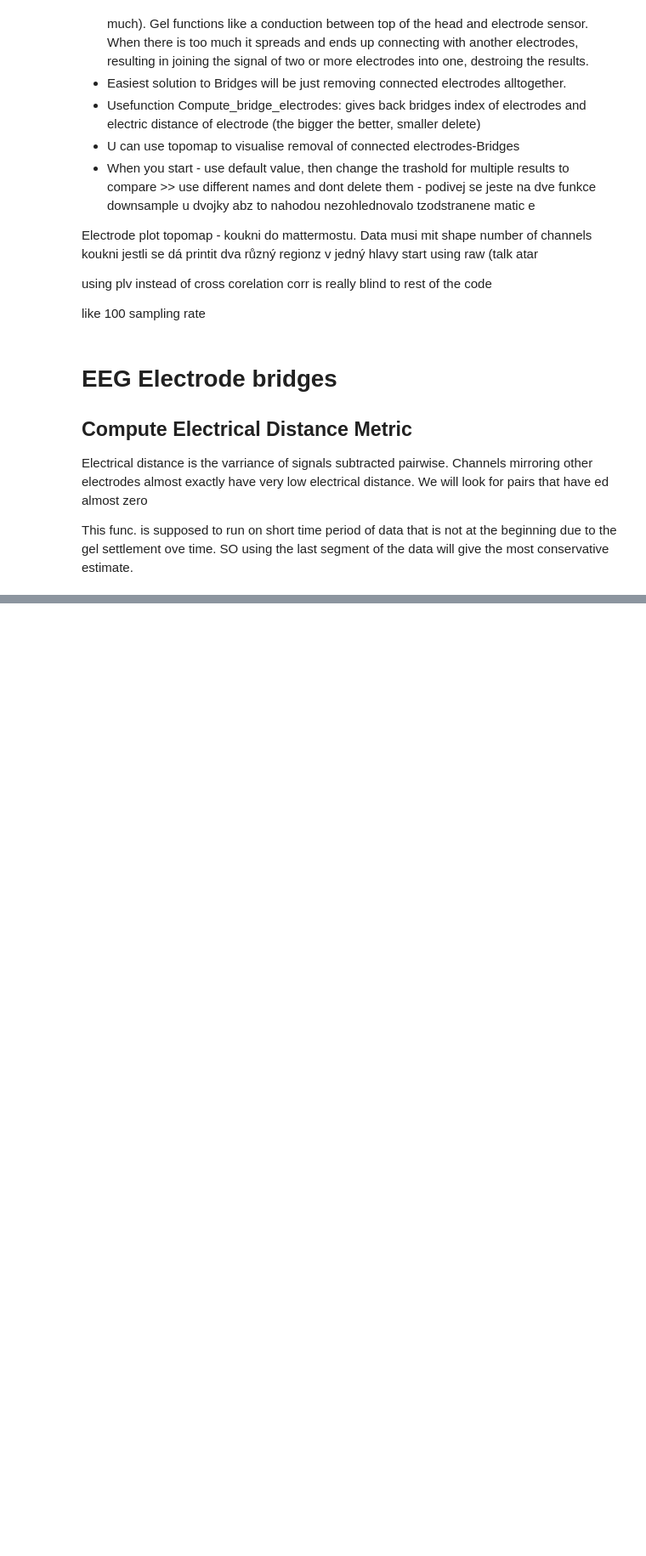
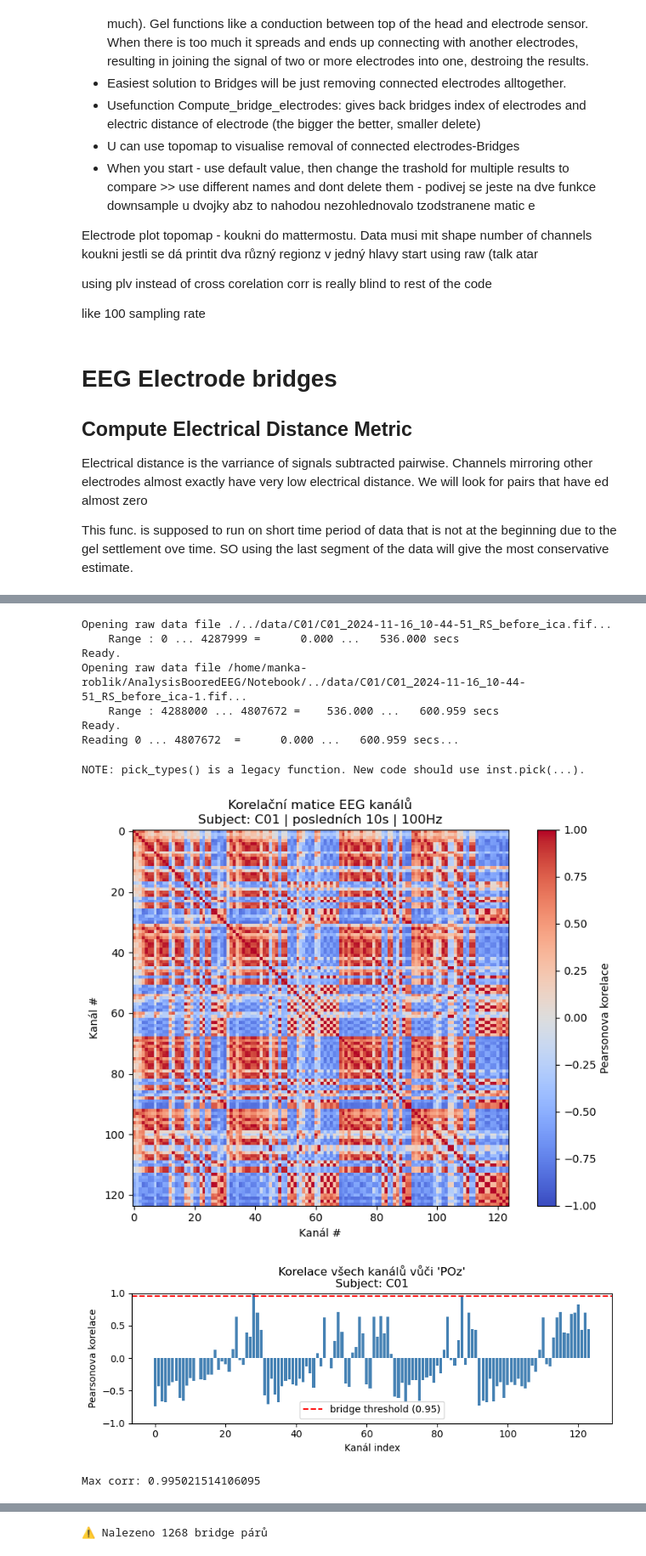
Before and after one commit to Beelzebufo2001/AnalysisBooredEEG, a Jupyter notebook: Notebook/RemoveBridges.ipynb, the cells around one changed output, grey strips where cells are left out. Shown at 85% size. Drawn from its saved outputs; the diff is of its cells as text; code cells hidden in the pictures; blank space fills up the shorter version.

```diff
--- a/Notebook/RemoveBridges.ipynb
+++ b/Notebook/RemoveBridges.ipynb
@@ -54,0 +173,51 @@ for sub in range(1, 11):
+# %%
+import numpy as np
+import matplotlib.pyplot as plt
+import mne
+
+path = './../data/C01/C01_2024-11-16_10-44-51_RS_before_ica.fif'
+subject = mne.io.read_raw_fif(path, preload=True)
+montage = mne.channels.make_standard_montage("standard_1005")
+subject.set_montage(montage)
+
+def compute_bridges_fast_debug(raw, seconds=10, new_freq=100, threshold=0.95):
+    # 1. crop posledních X sekund
+    tmax = raw.times[-1]
+    tmin = tmax - seconds
+    raw_crop = raw.copy().crop(tmin=tmin, tmax=tmax)
+
+    # 2. jen EEG kanály
+    raw_crop = raw_crop.pick_types(eeg=True)
+
+    # 3. downsample
+    raw_crop.resample(new_freq)
+
+    # vysledky jako korelace
+    data = raw_crop.get_data()
+    corr = np.corrcoef(data)
+
+    # actual bridges
+    bridged_idx, ed_matrix = mne.preprocessing.compute_bridged_electrodes(
+        raw_crop,
+        verbose = False
+
+    )
+
+    return raw_crop, corr, data, bridged_idx, ed_matrix
+
+SUBJECT_ID = "C01"
+
+sub_crop, sub_corr, sub_data, sub_bridgedIdx, sub_edMatrix = compute_bridges_fast_debug(subject)
+plot_debug(sub_crop, sub_data, sub_corr, sub_bridgedIdx, sub_edMatrix, subject_id=SUBJECT_ID)
+# %% [output]
+Opening raw data file ./../data/C01/C01_2024-11-16_10-44-51_RS_before_ica.fif...
+    Range : 0 ... 4287999 =      0.000 ...   536.000 secs
+Ready.
+Opening raw data file /home/manka-roblik/AnalysisBooredEEG/Notebook/../data/C01/C01_2024-11-16_10-44-51_RS_before_ica-1.fif...
+    Range : 4288000 ... 4807672 =    536.000 ...   600.959 secs
+Ready.
+Reading 0 ... 4807672  =      0.000 ...   600.959 secs...
+NOTE: pick_types() is a legacy function. New code should use inst.pick(...).
+[figure, added]
+[figure, added]
+Max corr: 0.995021514106095
@@ -54,0 +226 @@ for sub in range(1, 11):
+⚠ Nalezeno 1268 bridge párů
```
Also changed, not shown: parts of 10 cells of this notebook, 2 other files.
